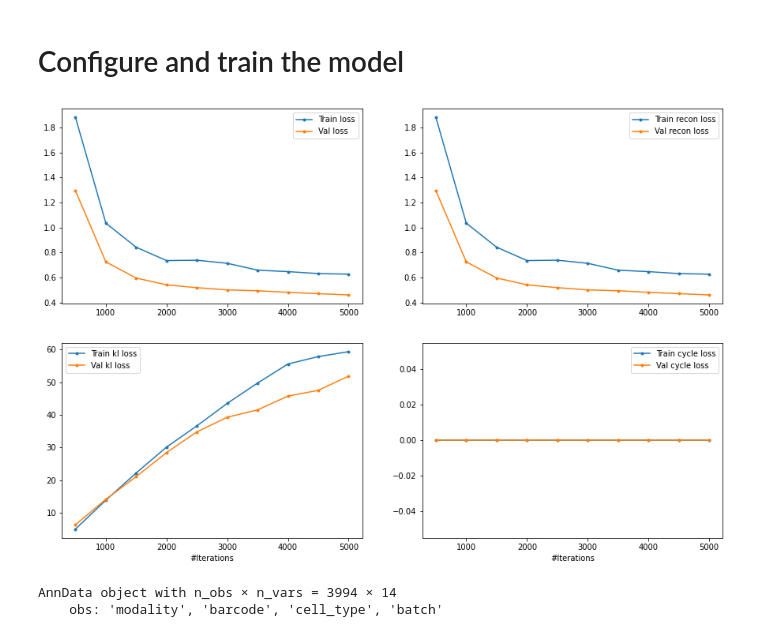
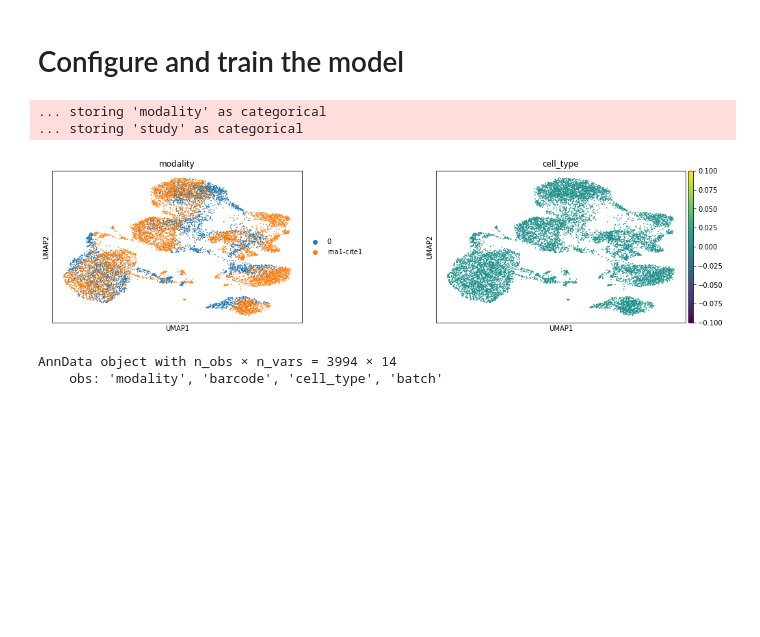
Before and after one commit to theislab/multigrate_reproducibility, a Jupyter notebook: notebooks/benchmarks/protein_imputation/imputation_multigrate.ipynb, the cells around one changed output. Drawn from its saved outputs; the diff is of its cells as text; code cells hidden in the pictures; blank space fills up the shorter version.

```diff
--- a/notebooks/benchmarks/protein_imputation/imputation_multigrate.ipynb
+++ b/notebooks/benchmarks/protein_imputation/imputation_multigrate.ipynb
@@ -86,61 +17,49 @@ AnnData object with n_obs × n_vars = 6855 × 14
 # %% [markdown]
 # Configure and train the model
 # %%
-model = mtg.models.MultiVAE(
-    adatas=[[ref], [cite]],
-    names=[['RNA'], ['ADT']],
-    pair_groups=[[0], [0]],
+model = mtg.models.MultiVAE_PoE_cond(
+    adatas=[[ref, query], [cite]],
+    names=[['rna1', 'rna2'], ['cite1']],
+    pair_groups=[["pair1", "pair2"], ["pair1"]],
     condition=True,
-    z_dim=14,
-    h_dim=14,
+    z_dim=20,
+    h_dim=32,
     hiddens=[[], []],
-    output_activations=['linear', 'relu'],
+    output_activations=['linear', 'linear'],
     losses=['nb', 'mse'],
     shared_hiddens=[],
-    adver_hiddens=[],
-    normalization='batch',
     recon_coef=1,
-    kl_coef=1e-5,
-    integ_coef=1e-2, # don't have here as 1 dataset
+    kl_coef=1e-6,
+    integ_coef=0.1,
     cycle_coef=0,
-    adversarial=False,
     dropout=0.2,
 )
 # %%
 model.train(
-    n_iters=5000,
+    n_iters=20000,
     batch_size=64,
     lr=3e-4,
     val_split=0.1,
-    adv_iters=0,
-    kl_anneal_iters=2000,
-    validate_every=500,
+    kl_anneal_iters=10000,
+    validate_every=2000,
     verbose=1
 )
-# %%
-plt.figure(figsize=(15, 10));
-plt.subplot(221);
-plt.plot(model.history['iteration'], model.history['train_loss'], '.-', label='Train loss');
-plt.plot(model.history['iteration'], model.history['val_loss'], '.-', label='Val loss');
-plt.legend();
-
-plt.subplot(222);
-plt.plot(model.history['iteration'], model.history['train_recon'], '.-', label='Train recon loss');
-plt.plot(model.history['iteration'], model.history['val_recon'], '.-', label='Val recon loss');
-plt.legend();
-
-plt.subplot(223);
-plt.plot(model.history['iteration'], model.history['train_kl'], '.-', label='Train kl loss');
-plt.plot(model.history['iteration'], model.history['val_kl'], '.-', label='Val kl loss');
-plt.xlabel('#Iterations');
-plt.legend();
-
-plt.subplot(224);
-plt.plot(model.history['iteration'], model.history['train_cycle'], '.-', label='Train cycle loss');
-plt.plot(model.history['iteration'], model.history['val_cycle'], '.-', label='Val cycle loss');
-plt.xlabel('#Iterations');
-plt.legend();
-# %% [output]
-[figure, removed]
+# %%
+out = model.test(
+            adatas=[[ref, query], [cite]],
+            names=[['rna1', 'rna2'], ['cite1']],
+            pair_groups=[["pair1", "pair2"], ["pair1"]],
+            batch_size=64
+        )
+# %%
+integrated, latent, corrected, hs = out
+sc.pp.neighbors(integrated)
+sc.tl.umap(integrated)
+# %%
+sc.pl.umap(integrated, color=['modality', 'cell_type'], ncols=2, wspace=0.4)
+# %% [output]
+... storing 'modality' as categorical
+... storing 'study' as categorical
+[figure, added]
 # %%
 z = model.impute([[query],[]],
```
Also changed, not shown: parts of 18 cells of this notebook, 29 other files.
